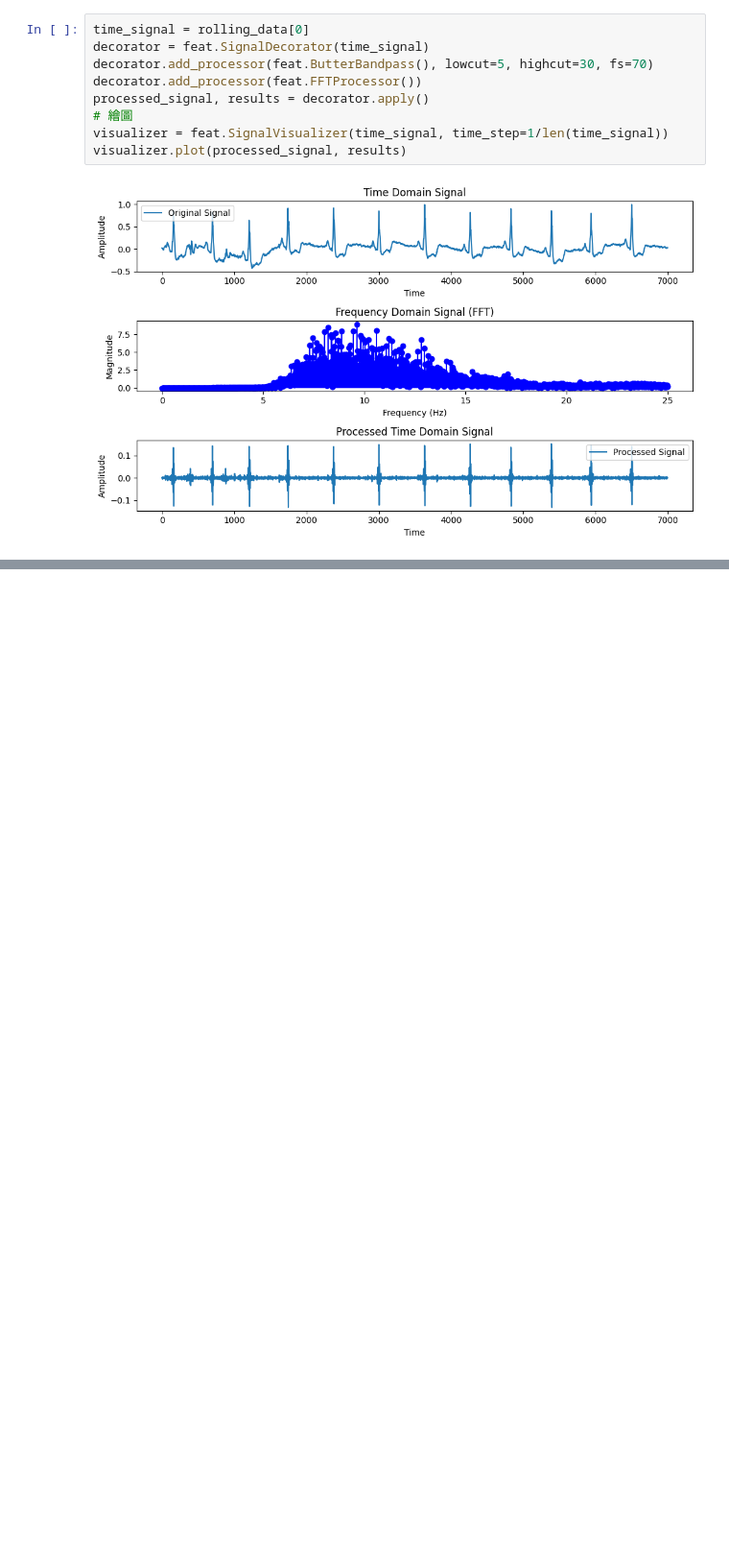
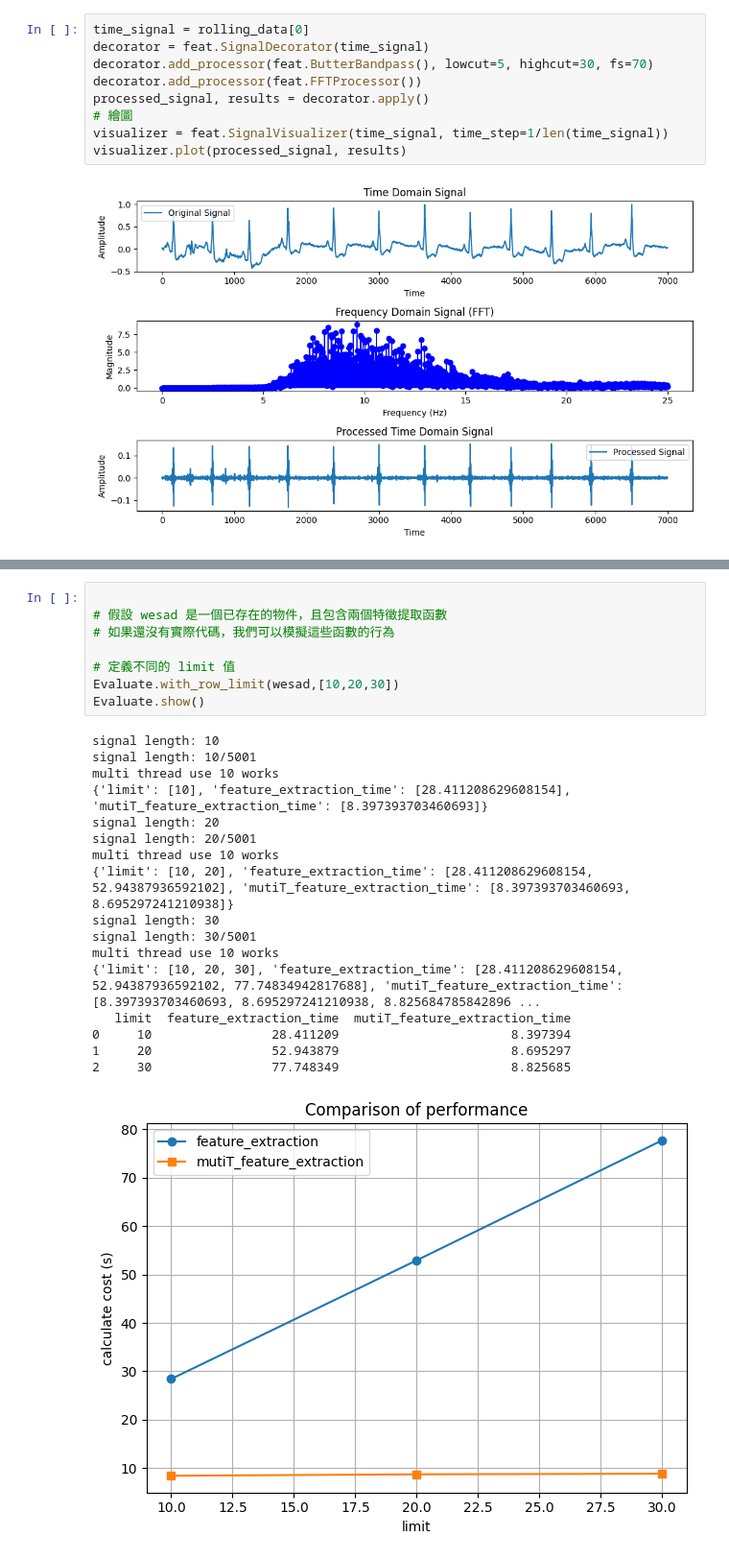
Before and after one commit to lowql/EdgeAI, a Jupyter notebook: load_feat.ipynb, the cells around one changed output, grey strips where cells are left out. Shown at 96% size. Cells and saved outputs as stored; diff of their text form; blank space fills up the shorter version.

```diff
--- a/load_feat.ipynb
+++ b/load_feat.ipynb
@@ -67,0 +55,26 @@ print(multiprocessing.cpu_count())
+# %%
+
+# 假設 wesad 是一個已存在的物件，且包含兩個特徵提取函數
+# 如果還沒有實際代碼，我們可以模擬這些函數的行為
+
+# 定義不同的 limit 值
+Evaluate.with_row_limit(wesad,[10,20,30])
+Evaluate.show()
+# %% [output]
+signal length: 10
+signal length: 10/5001
+multi thread use 10 works
+{'limit': [10], 'feature_extraction_time': [28.411208629608154], 'mutiT_feature_extraction_time': [8.397393703460693]}
+signal length: 20
+signal length: 20/5001
+multi thread use 10 works
+{'limit': [10, 20], 'feature_extraction_time': [28.411208629608154, 52.94387936592102], 'mutiT_feature_extraction_time': [8.397393703460693, 8.695297241210938]}
+signal length: 30
+signal length: 30/5001
+multi thread use 10 works
+{'limit': [10, 20, 30], 'feature_extraction_time': [28.411208629608154, 52.94387936592102, 77.74834942817688], 'mutiT_feature_extraction_time': [8.397393703460693, 8.695297241210938, 8.825684785842896 ...
+   limit  feature_extraction_time  mutiT_feature_extraction_time
+0     10                28.411209                       8.397394
+1     20                52.943879                       8.695297
+2     30                77.748349                       8.825685
+[figure, added]
```
Also changed, not shown: parts of 9 cells of this notebook, 1 other file.
